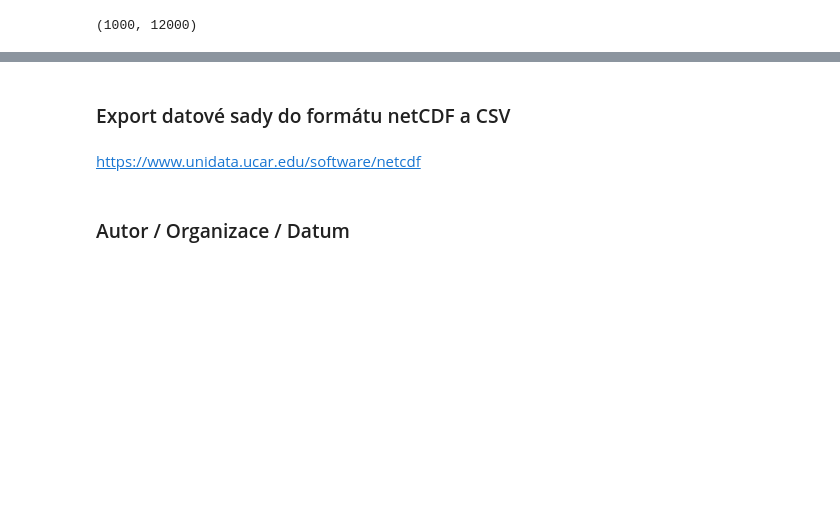
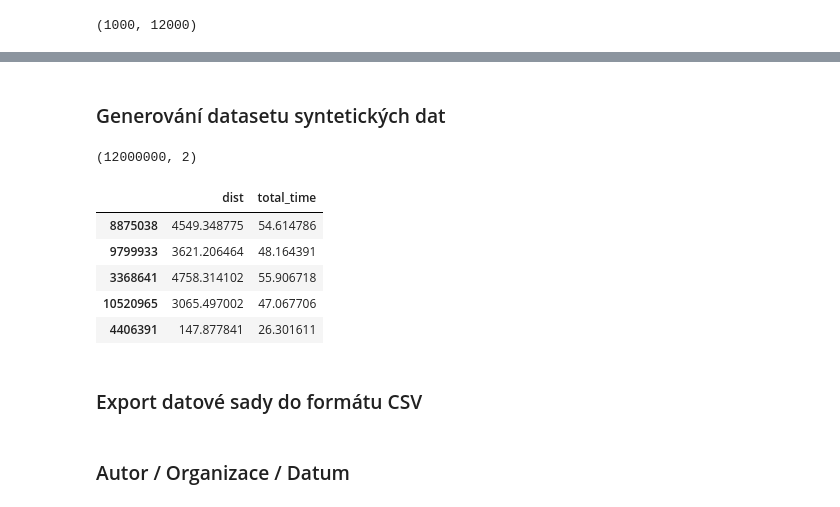
Before and after one commit to UsmanovSla/MGD-RSS, a Jupyter notebook: model/05_CalibrationModel/CM_03_SyntGenerator.ipynb, the cells around one changed output, grey strips where cells are left out. Cells and saved outputs as stored; diff of their text form; code cells hidden in the pictures; blank space fills up the shorter version.

Commit message:
Validation Synt data

```diff
--- a/model/05_CalibrationModel/CM_03_SyntGenerator.ipynb
+++ b/model/05_CalibrationModel/CM_03_SyntGenerator.ipynb
@@ -94,0 +110,3 @@ dist_range = np.random.uniform(dist_min, dist_max, 1000)
+# %%
+delay_samples = stochastic_delay["stochastic_delay"].values
+delay_samples
@@ -97,19 +132,4 @@ dist_range = np.random.uniform(dist_min, dist_max, 1000)
 # %%
-# =====================================================
-# 1️ EXTRAKCE POSTERIOR VZORKŮ
-# =====================================================
-
-# Sloučení chain + draw do jedné dimenze
-posterior = trace.posterior.stack(sample=("chain", "draw"))
-
-# Extrakce parametrů
-v_load_samples = posterior["v_load"].values
-v_unload_samples = posterior["v_unload"].values
-accel_samples = posterior["accel"].values
-sigma_samples = posterior["sigma"].values
-
-n_samples = len(v_load_samples)
-
 # =====================================================
 # 2️ MONTE CARLO SIMULACE
 # =====================================================
@@ -127,10 +147,13 @@ for d in dist_range:
             v_unload=v_unload_samples[i],
             accel=accel_samples[i]
         )
+        # bootstrap náhodná realizace
+        delay = np.random.choice(delay_samples)
 
-        noise = np.random.normal(0, sigma_samples[i], size=np.shape(T_det))
+        # šum (noise) s normálním rozdělením
+        #delay = np.random.normal(0, sigma_samples[i], size=np.shape(T_det))
 
-        T_sim = T_det + noise
+        T_sim = T_det + delay
 
         T_samples_for_dist.append(T_sim)
 
@@ -188,5 +270,36 @@ Průměr: [86.44576776 59.15341687 67.85618026 70.15836003 34.36489544 69.811570
+# %% [markdown]
+### Generování datasetu syntetických dat
+# %%
+n_dist = simulated_data.shape[0]
+n_mc = simulated_data.shape[1]
+
+# zopakujeme každé dist 12000x
+dist_long = np.repeat(dist_range, n_mc)
+
+# rozbalíme časy
+total_time_long = simulated_data.flatten()
+
+# vytvoříme dataframe
+synthetic_df = pd.DataFrame({
+    "dist": dist_long,
+    "total_time": total_time_long
+})
+# %%
+synthetic_df.shape
+# %% [output]
+(12000000, 2)
+# %%
+# náhodně podvzorkování
+synthetic_df = synthetic_df.sample(500_000, random_state=122)
+# %%
+synthetic_df.head()
+# %% [output]
+|  | dist | total_time |
+| 8875038 | 4549.348775 | 54.614786 |
+| 9799933 | 3621.206464 | 48.164391 |
+| 3368641 | 4758.314102 | 55.906718 |
+| 10520965 | 3065.497002 | 47.067706 |
+| 4406391 | 147.877841 | 26.301611 |
 # %% [markdown]
-### Export datové sady do formátu netCDF a CSV
+### Export datové sady do formátu CSV
-# %% [markdown]
-https://www.unidata.ucar.edu/software/netcdf
 # %%
```
Also changed, not shown: parts of 18 cells of this notebook, 5 other files.
